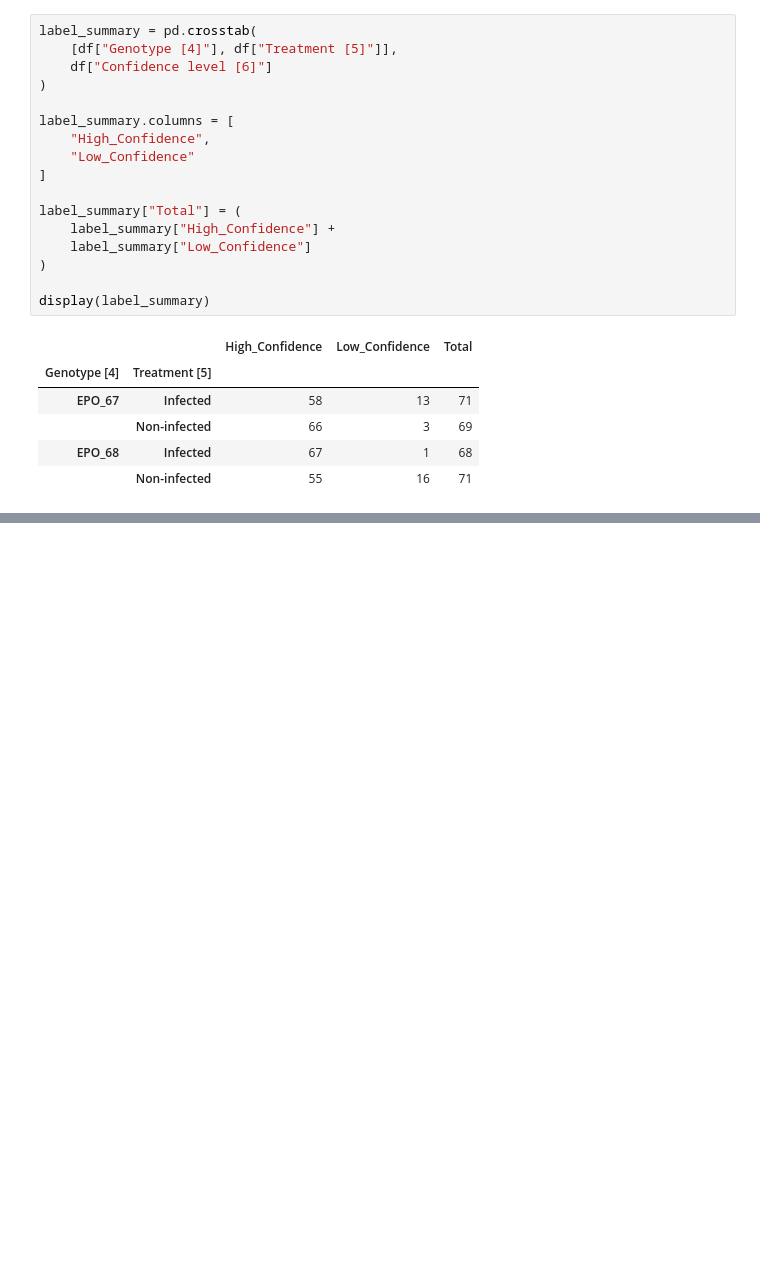
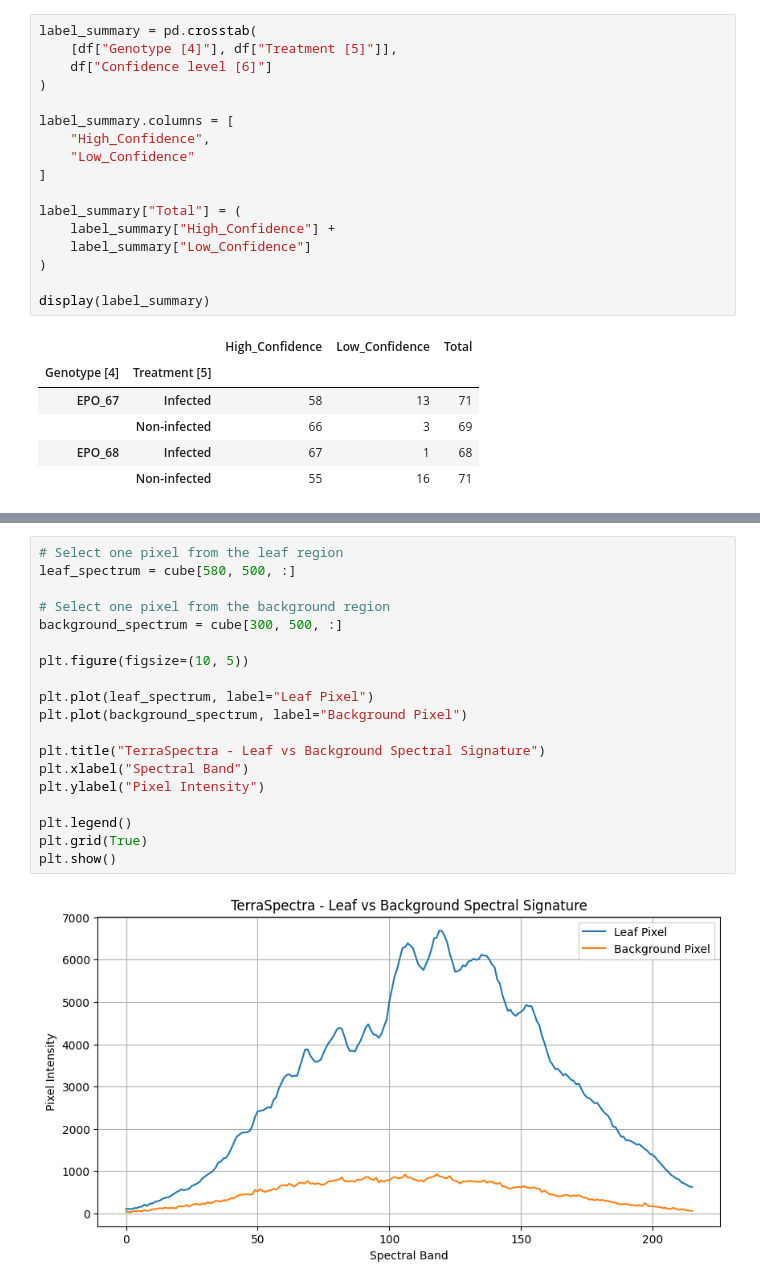
Before and after one commit to megha-0066/TerraSpectra, a Jupyter notebook: TeraSpectra.ipynb, the cells around one changed output, grey strips where cells are left out. Cells and saved outputs as stored; diff of their text form; blank space fills up the shorter version.

```diff
--- a/TeraSpectra.ipynb
+++ b/TeraSpectra.ipynb
@@ -1622,0 +1055,21 @@ Coordinates shape: (33127, 2)
+# %%
+# Select one pixel from the leaf region
+leaf_spectrum = cube[580, 500, :]
+
+# Select one pixel from the background region
+background_spectrum = cube[300, 500, :]
+
+plt.figure(figsize=(10, 5))
+
+plt.plot(leaf_spectrum, label="Leaf Pixel")
+plt.plot(background_spectrum, label="Background Pixel")
+
+plt.title("TerraSpectra - Leaf vs Background Spectral Signature")
+plt.xlabel("Spectral Band")
+plt.ylabel("Pixel Intensity")
+
+plt.legend()
+plt.grid(True)
+plt.show()
+# %% [output]
+[figure, added]
```
Also changed, not shown: parts of 43 cells of this notebook.
